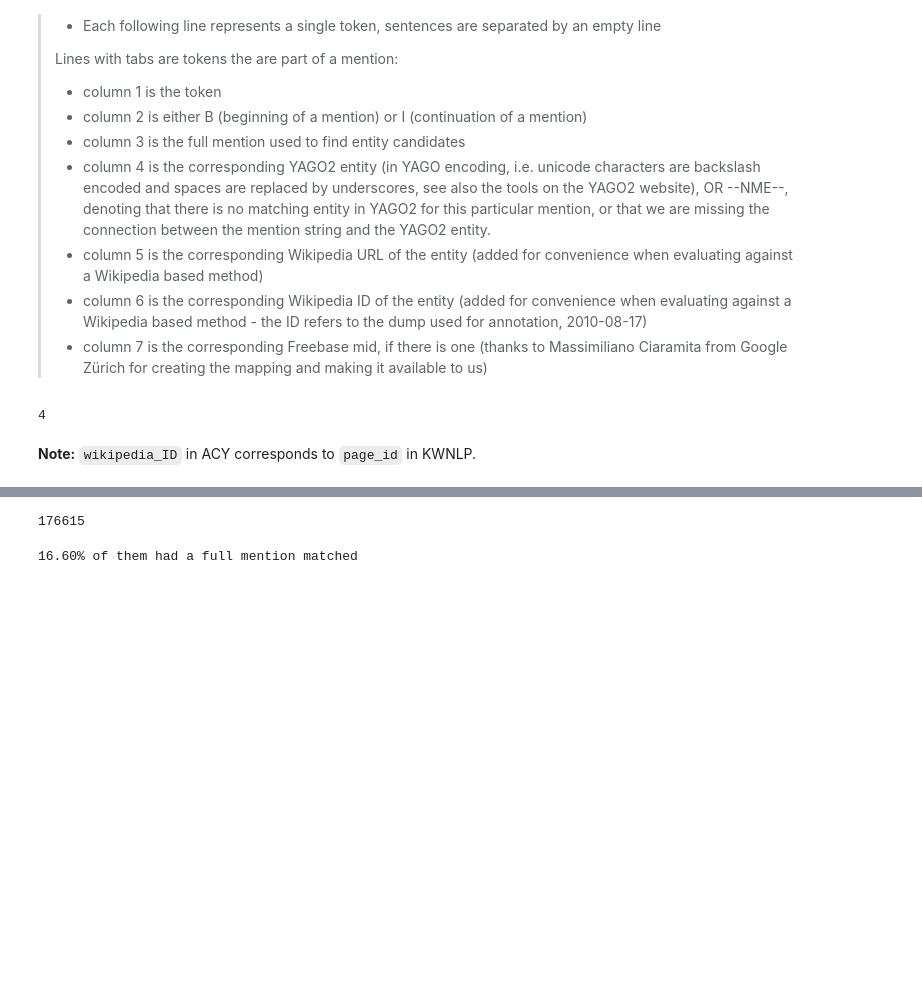
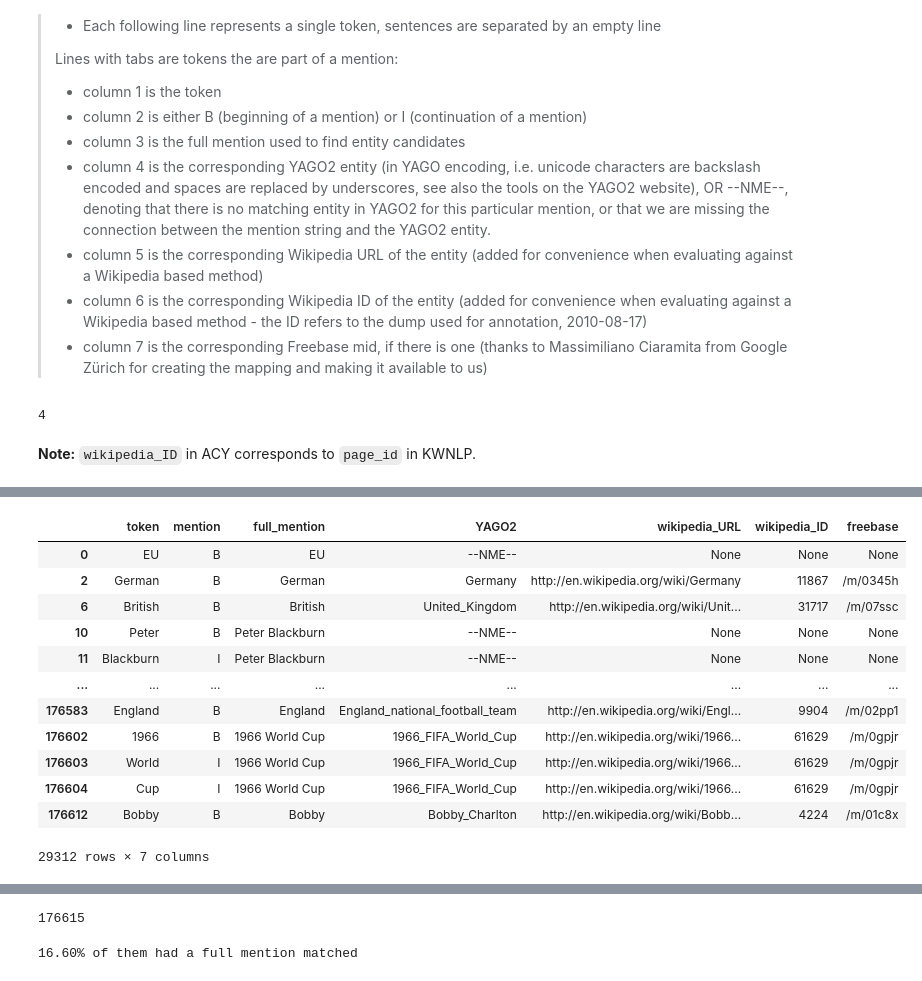
Before and after one commit to TheDigitalFrontier/entity-disambiguation, a Jupyter notebook: notebooks/EDA/EDA_aida-conll-yago.ipynb, the cells around one changed output, grey strips where cells are left out. Cells and saved outputs as stored; diff of their text form; code cells hidden in the pictures; blank space fills up the shorter version.

```diff
--- a/notebooks/EDA/EDA_aida-conll-yago.ipynb
+++ b/notebooks/EDA/EDA_aida-conll-yago.ipynb
@@ -60,0 +72,17 @@ acy_df.head()
+# %%
+# Display dataframe with only full_mention values != None
+acy_df[acy_df['full_mention'].notna()]
+# %% [output]
+|  | token | mention | full_mention | YAGO2 | wikipedia_URL | wikipedia_ID | freebase |
+| 0 | EU | B | EU | --NME-- | None | None | None |
+| 2 | German | B | German | Germany | http://en.wikipedia.org/wiki/Germany | 11867 | /m/0345h |
+| 6 | British | B | British | United_Kingdom | http://en.wikipedia.org/wiki/Unit... | 31717 | /m/07ssc |
+| 10 | Peter | B | Peter Blackburn | --NME-- | None | None | None |
+| 11 | Blackburn | I | Peter Blackburn | --NME-- | None | None | None |
+| ... | ... | ... | ... | ... | ... | ... | ... |
+| 176583 | England | B | England | England_national_football_team | http://en.wikipedia.org/wiki/Engl... | 9904 | /m/02pp1 |
+| 176602 | 1966 | B | 1966 World Cup | 1966_FIFA_World_Cup | http://en.wikipedia.org/wiki/1966... | 61629 | /m/0gpjr |
+| 176603 | World | I | 1966 World Cup | 1966_FIFA_World_Cup | http://en.wikipedia.org/wiki/1966... | 61629 | /m/0gpjr |
+| 176604 | Cup | I | 1966 World Cup | 1966_FIFA_World_Cup | http://en.wikipedia.org/wiki/1966... | 61629 | /m/0gpjr |
+| 176612 | Bobby | B | Bobby | Bobby_Charlton | http://en.wikipedia.org/wiki/Bobb... | 4224 | /m/01c8x |
+29312 rows × 7 columns
```
Also changed, not shown: parts of 2 cells of this notebook, 4 other files.
